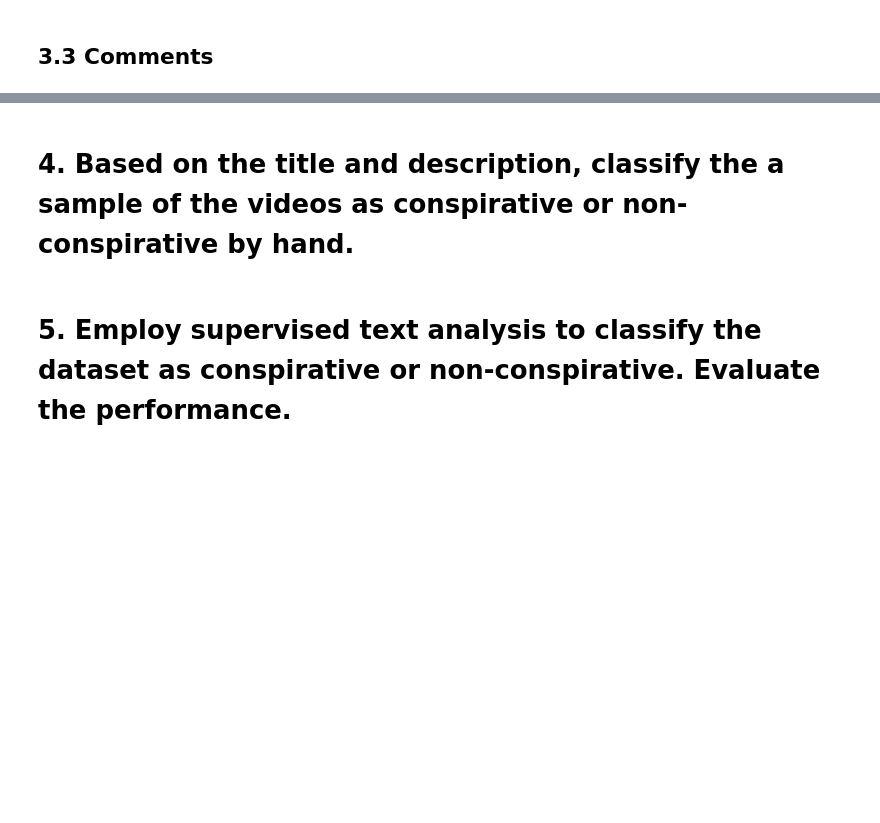
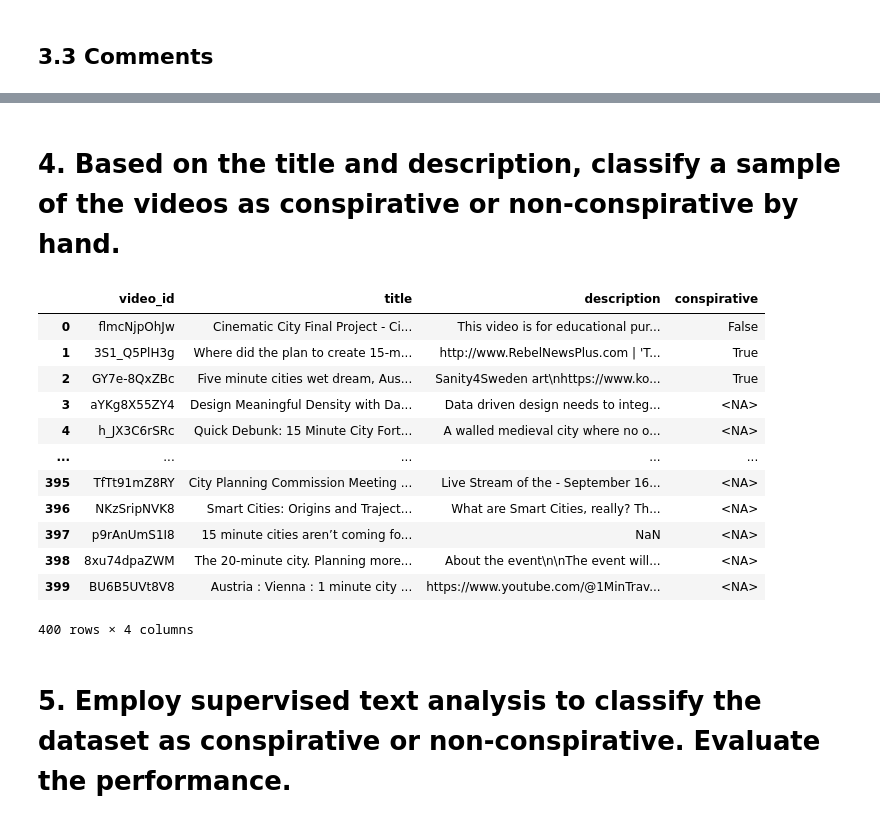
Before and after one commit to julia-king-edu/so-24_smda_project, a Jupyter notebook: data_collection.ipynb, the cells around one changed output, grey strips where cells are left out. Drawn from its saved outputs; the diff is of its cells as text; code cells hidden in the pictures; blank space fills up the shorter version.

Commit message:
manual sample finished

```diff
--- a/data_collection.ipynb
+++ b/data_collection.ipynb
@@ -717,2 +873,27 @@ write_video_json(video_data)
 # %% [markdown]
-# 4. Based on the title and description, classify the a sample of the videos as conspirative or non-conspirative by hand.
+# 4. Based on the title and description, classify a sample of the videos as conspirative or non-conspirative by hand.
+# %%
+# functions to read/write the manual sample
+
+def write_manual_sample(manual_sample : pd.DataFrame, filepath : str = "data/manual_sample.csv"):
+    """Write the manual sample to a csv. Careful not to overwrite!
+
+    Args:
+        manual_sample (pd.DataFrame): manual sample
+        filepath (str, optional): file path to save to. Defaults to "data/manual_sample.csv".
+    """
+    manual_sample.to_csv(filepath, index = False, quoting = csv.QUOTE_MINIMAL)
+
+def read_manual_sample(filepath : str = "data/manual_sample.csv") -> pd.DataFrame:
+    """Reads manual sample file, mostly here to complete the read/write function set.
+
+    Args:
+        filepath (str, optional): file path to manual sample file. Defaults to "data/manual_sample.csv".
+
+    Returns:
+        pd.DataFrame: maunual sample
+    """
+    manual_sample = pd.read_csv(filepath)
+    manual_sample["conspirative"] = pd.to_numeric(manual_sample["conspirative"], errors = "coerce")
+    manual_sample["conspirative"] = manual_sample["conspirative"].astype("boolean")
+    return manual_sample
@@ -718,0 +926,16 @@ write_video_json(video_data)
+# %%
+read_manual_sample()
+# %% [output]
+|  | video_id | title | description | conspirative |
+| 0 | flmcNjpOhJw | Cinematic City Final Project - Ci... | This video is for educational pur... | False |
+| 1 | 3S1_Q5PlH3g | Where did the plan to create 15-m... | http://www.RebelNewsPlus.com | 'T... | True |
+| 2 | GY7e-8QxZBc | Five minute cities wet dream, Aus... | Sanity4Sweden art\nhttps://www.ko... | True |
+| 3 | aYKg8X55ZY4 | Design Meaningful Density with Da... | Data driven design needs to integ... | <NA> |
+| 4 | h_JX3C6rSRc | Quick Debunk: 15 Minute City Fort... | A walled medieval city where no o... | <NA> |
+| ... | ... | ... | ... | ... |
+| 395 | TfTt91mZ8RY | City Planning Commission Meeting ... | Live Stream of the - September 16... | <NA> |
+| 396 | NKzSripNVK8 | Smart Cities: Origins and Traject... | What are Smart Cities, really? Th... | <NA> |
+| 397 | p9rAnUmS1I8 | 15 minute cities aren’t coming fo... | NaN | <NA> |
+| 398 | 8xu74dpaZWM | The 20-minute city. Planning more... | About the event\n\nThe event will... | <NA> |
+| 399 | BU6B5UVt8V8 | Austria : Vienna : 1 minute city ... | https://www.youtube.com/@1MinTrav... | <NA> |
+400 rows × 4 columns
```
Also changed, not shown: parts of 18 cells of this notebook, 3 other files.
